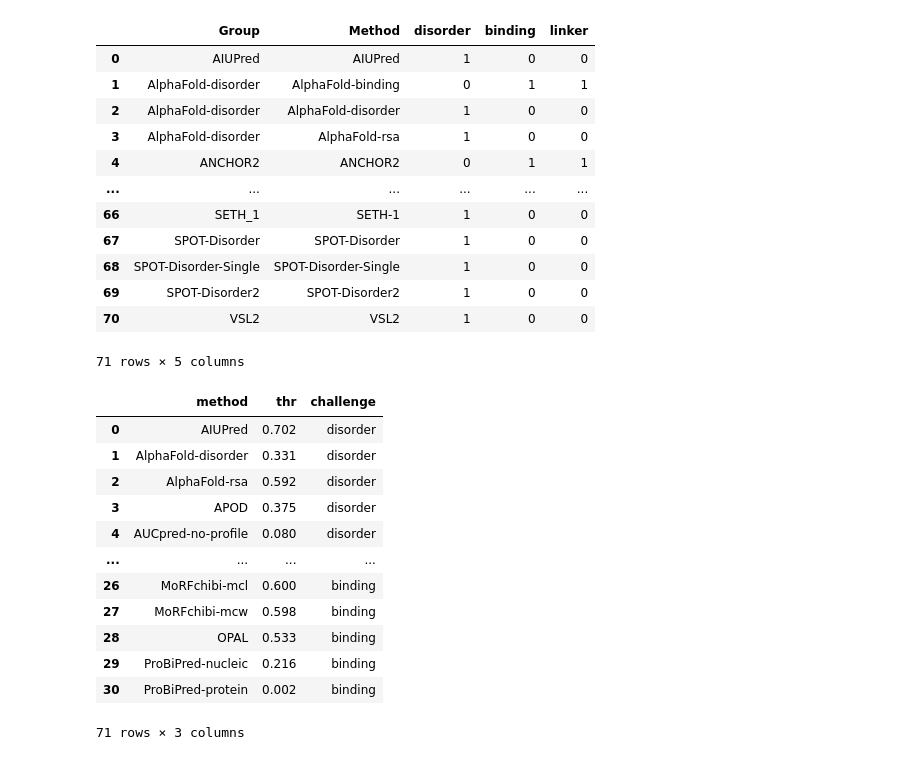
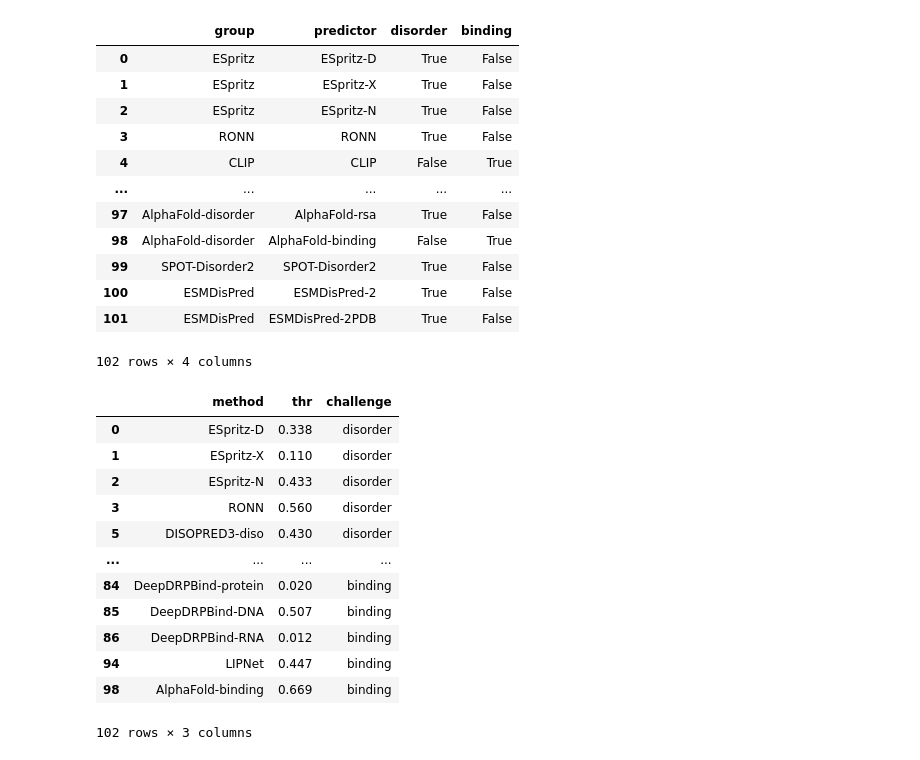
Before and after one commit to BioComputingUP/caid2-reference, a Jupyter notebook: src/references_merge.ipynb, the cells around one changed output. Saved outputs shown, nothing was run; the diff lists cells and outputs as text; code cells hidden in the pictures.

```diff
--- a/src/references_merge.ipynb
+++ b/src/references_merge.ipynb
@@ -6,7 +6,7 @@ import requests
 # %%
 dataset_file = "../data/output/dataset.tsv"
 prediction_dir = "../data/predictions"
-predictions_references_file = "../data/methods_class.tsv"
+predictions_references_file = "../data/predictor_class.csv"
 
 assessment_disorder_file = "../data/assessment_results/disorder.analysis.all.dataset.f1s.metrics.csv"
 assessment_binding_file = "../data/assessment_results/binding.analysis.all.dataset.f1s.metrics.csv"
@@ -15,23 +15,23 @@ assessment_binding_file = "../data/assessment_results/binding.analysis.all.datas
 dataset_merge_file = "../data/output/dataset_merge.tsv"
 # %%
 # It assumes one method participate in only one challenge
-df_challenge = pd.read_csv(predictions_references_file, sep="\t")
+df_challenge = pd.read_csv(predictions_references_file, sep=",")
 df_challenge
 # df_challenge[df_challenge['Method'] == 'ENSHROUD-all']
 # %% [output]
-|  | Group | Method | disorder | binding | linker |
-| 0 | AIUPred | AIUPred | 1 | 0 | 0 |
-| 1 | AlphaFold-disorder | AlphaFold-binding | 0 | 1 | 1 |
-| 2 | AlphaFold-disorder | AlphaFold-disorder | 1 | 0 | 0 |
-| 3 | AlphaFold-disorder | AlphaFold-rsa | 1 | 0 | 0 |
-| 4 | ANCHOR2 | ANCHOR2 | 0 | 1 | 1 |
-| ... | ... | ... | ... | ... | ... |
-| 66 | SETH_1 | SETH-1 | 1 | 0 | 0 |
-| 67 | SPOT-Disorder | SPOT-Disorder | 1 | 0 | 0 |
-| 68 | SPOT-Disorder-Single | SPOT-Disorder-Single | 1 | 0 | 0 |
-| 69 | SPOT-Disorder2 | SPOT-Disorder2 | 1 | 0 | 0 |
-| 70 | VSL2 | VSL2 | 1 | 0 | 0 |
+|  | group | predictor | disorder | binding |
+| 0 | ESpritz | ESpritz-D | True | False |
+| 1 | ESpritz | ESpritz-X | True | False |
+| 2 | ESpritz | ESpritz-N | True | False |
+| 3 | RONN | RONN | True | False |
+| 4 | CLIP | CLIP | False | True |
+| ... | ... | ... | ... | ... |
+| 97 | AlphaFold-disorder | AlphaFold-rsa | True | False |
+| 98 | AlphaFold-disorder | AlphaFold-binding | False | True |
+| 99 | SPOT-Disorder2 | SPOT-Disorder2 | True | False |
+| 100 | ESMDisPred | ESMDisPred-2 | True | False |
+| 101 | ESMDisPred | ESMDisPred-2PDB | True | False |
-71 rows × 5 columns
+102 rows × 4 columns
 # %%
 df_1 = pd.read_csv(assessment_disorder_file, index_col=0).reset_index().rename(columns={'index': 'method'})[['method', 'thr']]
 df_1['challenge'] = 'disorder'
@@ -41,24 +41,24 @@ df_2['challenge'] = 'binding'
 
 df_ = pd.concat([df_1, df_2])
 
-df_thresholds = df_.loc[df_['method'].isin(df_challenge[df_challenge['disorder'] == 1]['Method']) & (df_['challenge'] == 'disorder')]
-df_thresholds = pd.concat([df_thresholds, df_.loc[df_['method'].isin(df_challenge[df_challenge['binding'] == 1]['Method']) & (df_['challenge'] == 'binding')]])
+df_thresholds = df_.loc[df_['method'].isin(df_challenge[df_challenge['disorder'] == 1]['predictor']) & (df_['challenge'] == 'disorder')]
+df_thresholds = pd.concat([df_thresholds, df_.loc[df_['method'].isin(df_challenge[df_challenge['binding'] == 1]['predictor']) & (df_['challenge'] == 'binding')]])
 df_thresholds['thr'].astype('float32')
 df_thresholds
 # %% [output]
 |  | method | thr | challenge |
-| 0 | AIUPred | 0.702 | disorder |
-| 1 | AlphaFold-disorder | 0.331 | disorder |
-| 2 | AlphaFold-rsa | 0.592 | disorder |
-| 3 | APOD | 0.375 | disorder |
-| 4 | AUCpred-no-profile | 0.080 | disorder |
+| 0 | ESpritz-D | 0.338 | disorder |
+| 1 | ESpritz-X | 0.110 | disorder |
+| 2 | ESpritz-N | 0.433 | disorder |
+| 3 | RONN | 0.560 | disorder |
+| 5 | DISOPRED3-diso | 0.430 | disorder |
 | ... | ... | ... | ... |
-| 26 | MoRFchibi-mcl | 0.600 | binding |
-| 27 | MoRFchibi-mcw | 0.598 | binding |
-| 28 | OPAL | 0.533 | binding |
-| 29 | ProBiPred-nucleic | 0.216 | binding |
-| 30 | ProBiPred-protein | 0.002 | binding |
+| 84 | DeepDRPBind-protein | 0.020 | binding |
+| 85 | DeepDRPBind-DNA | 0.507 | binding |
+| 86 | DeepDRPBind-RNA | 0.012 | binding |
+| 94 | LIPNet | 0.447 | binding |
+| 98 | AlphaFold-binding | 0.669 | binding |
-71 rows × 3 columns
+102 rows × 3 columns
 # %%
 df_list = []
 for pred_file in os.listdir(prediction_dir):
```
Also changed, not shown: parts of 7 cells of this notebook, 8 other files.
